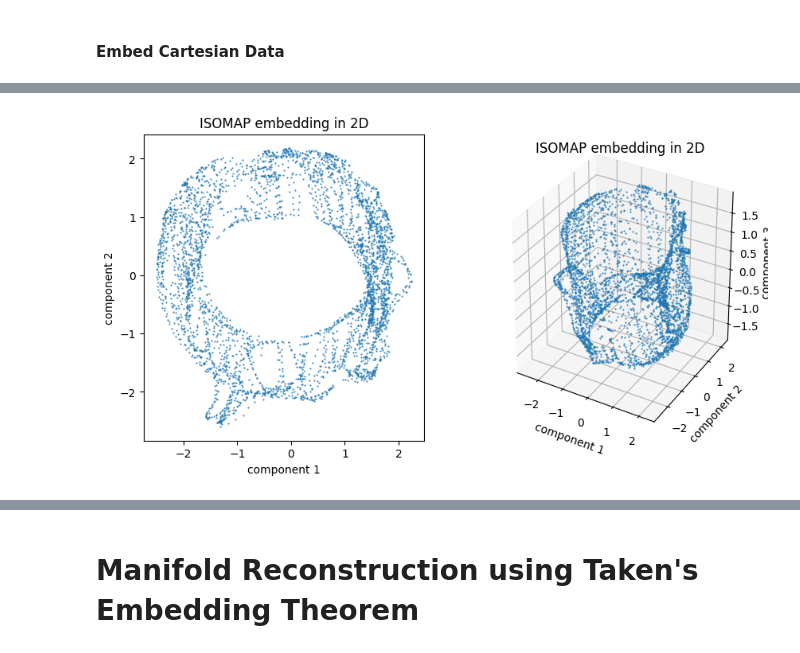
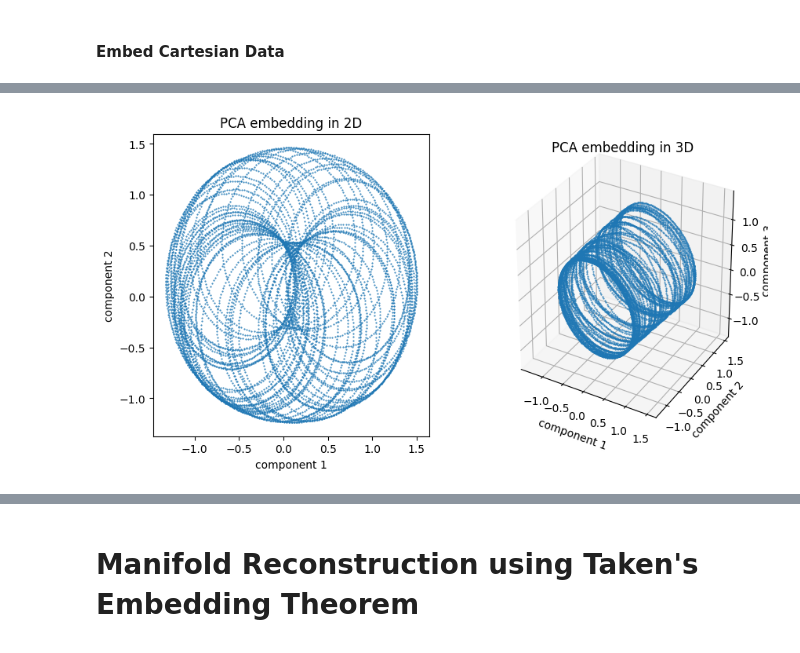
Before and after one commit to data-driven-dynamical-systems/Andre, a Jupyter notebook: Kuramoto/Manifolds.ipynb, the cells around one changed output, grey strips where cells are left out. Cells and saved outputs as stored; diff of their text form; code cells hidden in the pictures.

Commit message:
cleaned up code -- add functions to kuramoto and manifolds

```diff
--- a/Kuramoto/Manifolds.ipynb
+++ b/Kuramoto/Manifolds.ipynb
@@ -195,25 +133,0 @@ plt.show()
-# %%
-#embed in space with Isomaps
-imp = Isomap(n_components=3)
-embedded_manifold = imp.fit_transform(kuramoto_transform_df)
-plt.rcParams['figure.figsize'] = [10,5]
-fig = plt.figure()
-
-#plot the embedded manifold in 2D
-ax = fig.add_subplot(1, 2, 1)
-ax.plot(embedded_manifold[:,0],embedded_manifold[:,1],'.',markersize=1)
-ax.set_xlabel('component 1')
-ax.set_ylabel('component 2')
-ax.set_title('ISOMAP embedding in 2D')
-
-#plot the embedded manifold in 3D
-ax = fig.add_subplot(1, 2, 2, projection='3d')
-ax.plot3D(embedded_manifold[:,0],embedded_manifold[:,1],embedded_manifold[:,2],'.',markersize=1)
-ax.set_xlabel('component 1')
-ax.set_ylabel('component 2')
-ax.set_zlabel('component 3')
-ax.set_title('ISOMAP embedding in 2D')
-plt.savefig('pictures/K_'+str(K)+'_cartesian_ISOMAP_embedding_actual_data_determistic_kuramoto.png',bbox_inches='tight')
-plt.show()
-# %% [output]
-[figure, removed]
@@ -219,0 +140,5 @@ plt.show()
+# %%
+filename = 'pictures/K_'+str(K)+'_cartesian_PCA_embedding_actual_data_determistic_kuramoto.png'
+plot_embedding(kuramoto_transform_df,'PCA',filename)
+# %% [output]
+[figure, added]
```
Also changed, not shown: parts of 38 cells of this notebook, 1 other file.
